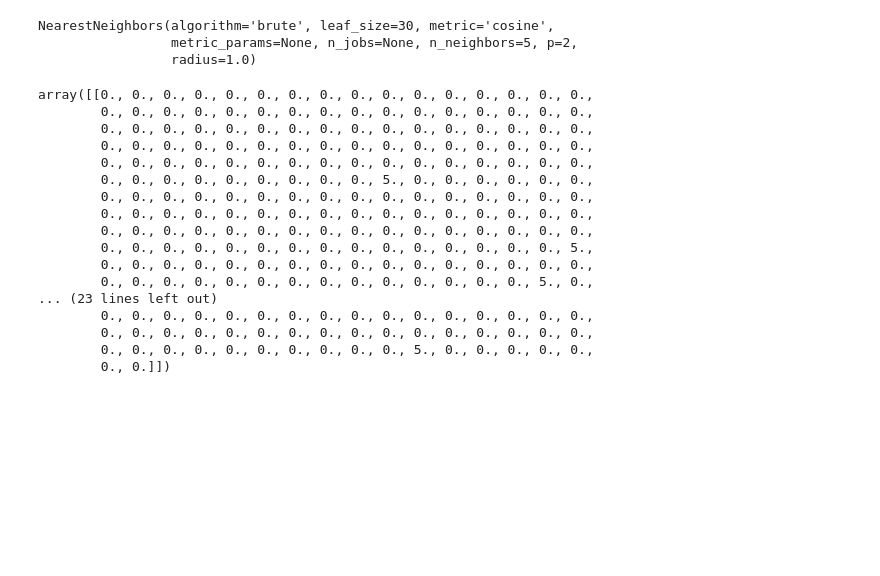
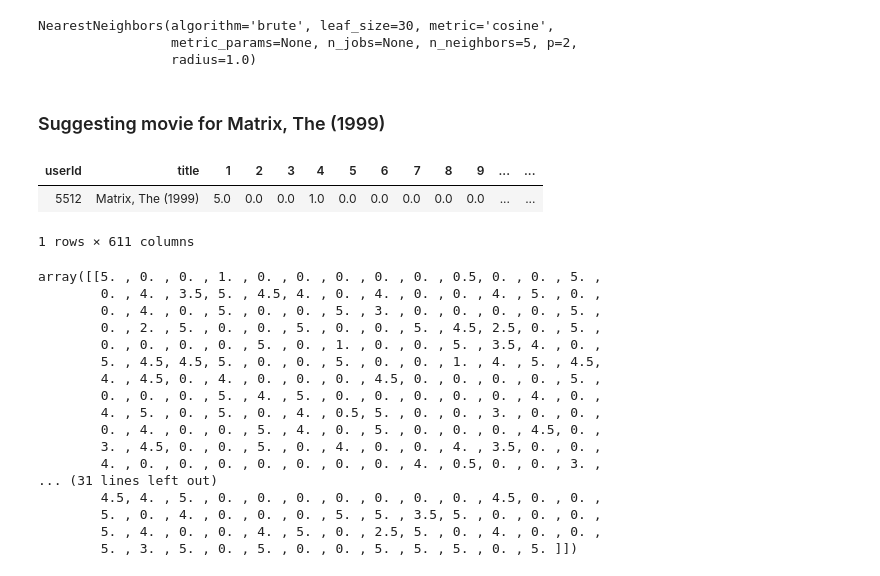
Before and after one commit to soumyajit4419/Movie_Recommender_System, a Jupyter notebook: Movie_recommender_system.ipynb, the cells around one changed output. Saved outputs shown, nothing was run; the diff lists cells and outputs as text; code cells hidden in the pictures; blank space fills up the shorter version.

```diff
--- a/Movie_recommender_system.ipynb
+++ b/Movie_recommender_system.ipynb
@@ -169,27 +181,35 @@ knn.fit(vec_movie_mat)
 NearestNeighbors(algorithm='brute', leaf_size=30, metric='cosine',
                  metric_params=None, n_jobs=None, n_neighbors=5, p=2,
                  radius=1.0)
+# %% [markdown]
+###  Suggesting movie for Matrix, The (1999)
+# %%
+movie_mat_new[movie_mat_new['title']=='Matrix, The (1999)']
+# %% [output]
+| userId | title | 1 | 2 | 3 | 4 | 5 | 6 | 7 | 8 | 9 | ... | ... |
+| 5512 | Matrix, The (1999) | 5.0 | 0.0 | 0.0 | 1.0 | 0.0 | 0.0 | 0.0 | 0.0 | 0.0 | ... | ... |
+1 rows × 611 columns
 # %%
-x=movie_mat.iloc[500,:].values.reshape(1,-1)
+x=movie_mat.iloc[5512,:].values.reshape(1,-1)
 x
 # %% [output]
-array([[0., 0., 0., 0., 0., 0., 0., 0., 0., 0., 0., 0., 0., 0., 0., 0.,
-        0., 0., 0., 0., 0., 0., 0., 0., 0., 0., 0., 0., 0., 0., 0., 0.,
-        0., 0., 0., 0., 0., 0., 0., 0., 0., 0., 0., 0., 0., 0., 0., 0.,
-        0., 0., 0., 0., 0., 0., 0., 0., 0., 0., 0., 0., 0., 0., 0., 0.,
-        0., 0., 0., 0., 0., 0., 0., 0., 0., 0., 0., 0., 0., 0., 0., 0.,
-        0., 0., 0., 0., 0., 0., 0., 0., 0., 5., 0., 0., 0., 0., 0., 0.,
-        0., 0., 0., 0., 0., 0., 0., 0., 0., 0., 0., 0., 0., 0., 0., 0.,
-        0., 0., 0., 0., 0., 0., 0., 0., 0., 0., 0., 0., 0., 0., 0., 0.,
-        0., 0., 0., 0., 0., 0., 0., 0., 0., 0., 0., 0., 0., 0., 0., 0.,
-        0., 0., 0., 0., 0., 0., 0., 0., 0., 0., 0., 0., 0., 0., 0., 5.,
-        0., 0., 0., 0., 0., 0., 0., 0., 0., 0., 0., 0., 0., 0., 0., 0.,
-        0., 0., 0., 0., 0., 0., 0., 0., 0., 0., 0., 0., 0., 0., 5., 0.,
-... (23 lines left out)
-        0., 0., 0., 0., 0., 0., 0., 0., 0., 0., 0., 0., 0., 0., 0., 0.,
-        0., 0., 0., 0., 0., 0., 0., 0., 0., 0., 0., 0., 0., 0., 0., 0.,
-        0., 0., 0., 0., 0., 0., 0., 0., 0., 0., 5., 0., 0., 0., 0., 0.,
-        0., 0.]])
+array([[5. , 0. , 0. , 1. , 0. , 0. , 0. , 0. , 0. , 0.5, 0. , 0. , 5. ,
+        0. , 4. , 3.5, 5. , 4.5, 4. , 0. , 4. , 0. , 0. , 4. , 5. , 0. ,
+        0. , 4. , 0. , 5. , 0. , 0. , 5. , 3. , 0. , 0. , 0. , 0. , 5. ,
+        0. , 2. , 5. , 0. , 0. , 5. , 0. , 0. , 5. , 4.5, 2.5, 0. , 5. ,
+        0. , 0. , 0. , 0. , 5. , 0. , 1. , 0. , 0. , 5. , 3.5, 4. , 0. ,
+        5. , 4.5, 4.5, 5. , 0. , 0. , 5. , 0. , 0. , 1. , 4. , 5. , 4.5,
+        4. , 4.5, 0. , 4. , 0. , 0. , 0. , 4.5, 0. , 0. , 0. , 0. , 5. ,
+        0. , 0. , 0. , 5. , 4. , 5. , 0. , 0. , 0. , 0. , 0. , 4. , 0. ,
+        4. , 5. , 0. , 5. , 0. , 4. , 0.5, 5. , 0. , 0. , 3. , 0. , 0. ,
+        0. , 4. , 0. , 0. , 5. , 4. , 0. , 5. , 0. , 0. , 0. , 4.5, 0. ,
+        3. , 4.5, 0. , 0. , 5. , 0. , 4. , 0. , 0. , 4. , 3.5, 0. , 0. ,
+        4. , 0. , 0. , 0. , 0. , 0. , 0. , 0. , 4. , 0.5, 0. , 0. , 3. ,
+... (31 lines left out)
+        4.5, 4. , 5. , 0. , 0. , 0. , 0. , 0. , 0. , 0. , 4.5, 0. , 0. ,
+        5. , 0. , 4. , 0. , 0. , 0. , 5. , 5. , 3.5, 5. , 0. , 0. , 0. ,
+        5. , 4. , 0. , 0. , 4. , 5. , 0. , 2.5, 5. , 0. , 4. , 0. , 0. ,
+        5. , 3. , 5. , 0. , 5. , 0. , 0. , 5. , 5. , 5. , 0. , 5. ]])
 # %%
 distance,indices= knn.kneighbors(x, n_neighbors = 6)
 print(distance,indices)
```
Also changed, not shown: parts of 25 cells of this notebook, 1 other file.
